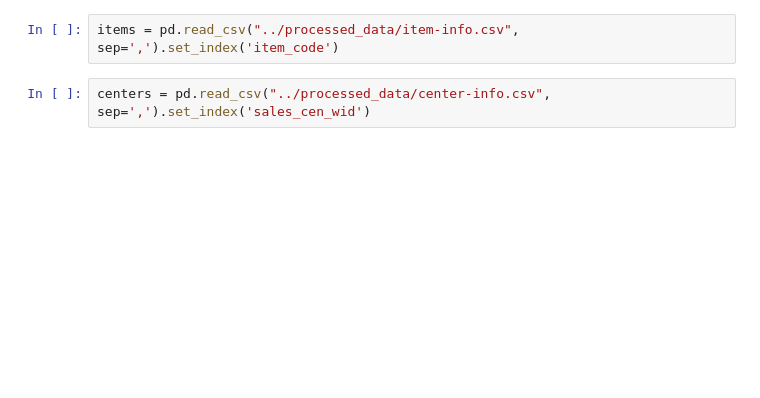
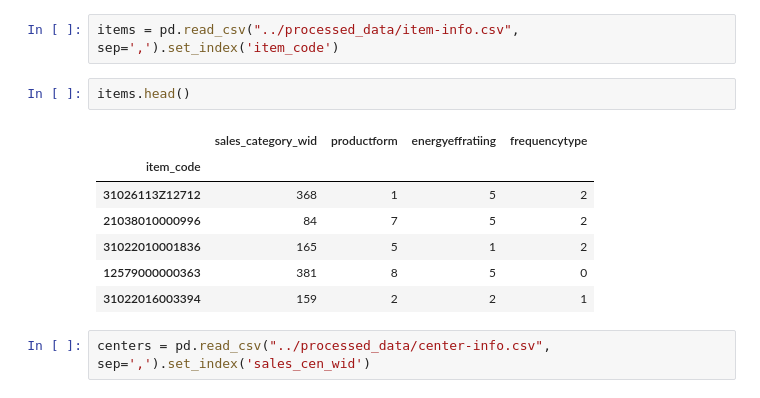
Before and after one commit to Genpeng/order-sales-forecast, a Jupyter notebook: ipython/数据初探.ipynb, the cells around one changed output. Cells and saved outputs as stored; diff of their text form; blank space fills up the shorter version.

```diff
--- a/ipython/数据初探.ipynb
+++ b/ipython/数据初探.ipynb
@@ -29,4 +41,14 @@ sales.columns = sales.columns.get_level_values(1)
 # %%
 items = pd.read_csv("../processed_data/item-info.csv", sep=',').set_index('item_code')
+# %%
+items.head()
+# %% [output]
+|  | sales_category_wid | productform | energyeffratiing | frequencytype |
+| item_code |  |  |  |  |
+| 31026113Z12712 | 368 | 1 | 5 | 2 |
+| 21038010000996 | 84 | 7 | 5 | 2 |
+| 31022010001836 | 165 | 5 | 1 | 2 |
+| 12579000000363 | 381 | 8 | 5 | 0 |
+| 31022016003394 | 159 | 2 | 2 | 1 |
 # %%
 centers = pd.read_csv("../processed_data/center-info.csv", sep=',').set_index('sales_cen_wid')
```
Also changed, not shown: parts of 13 cells of this notebook.
